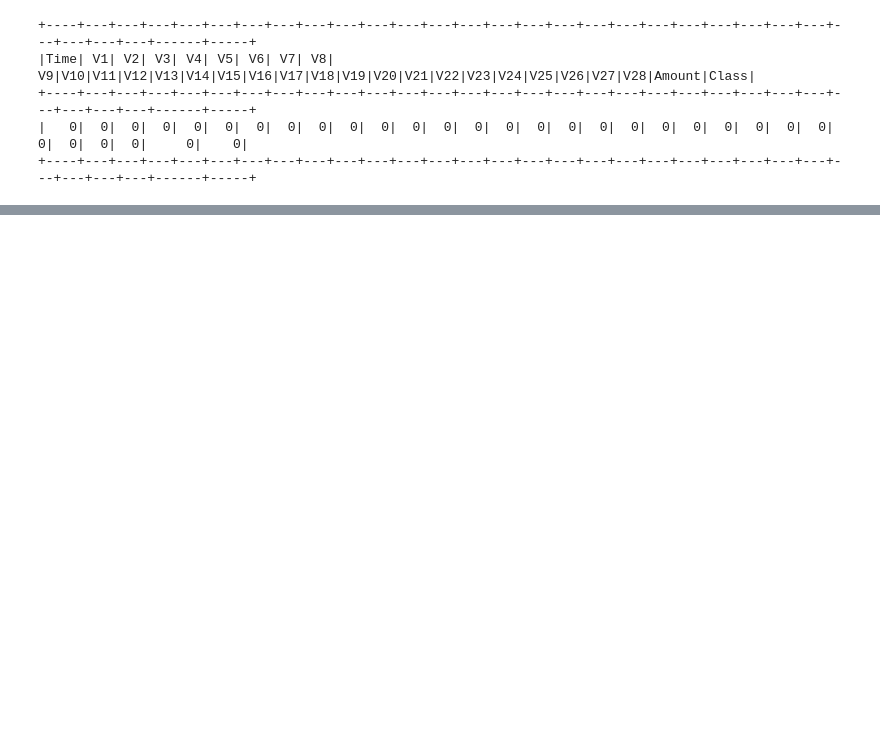
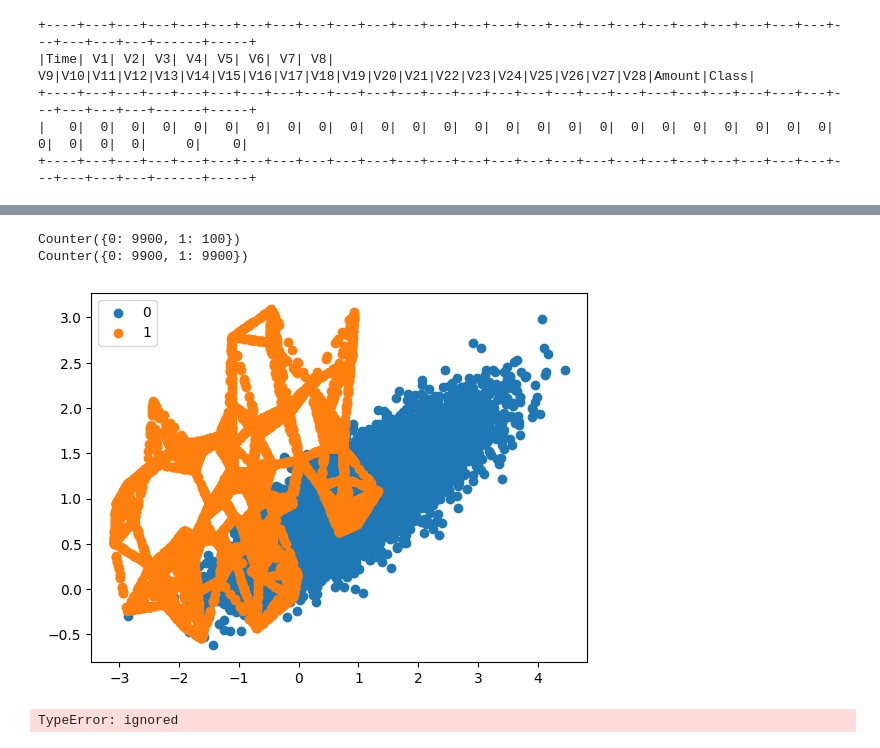
Before and after one commit to anutitto/dissertation, a Jupyter notebook: dissertation.ipynb, the cells around one changed output, grey strips where cells are left out. Saved outputs shown, nothing was run; the diff lists cells and outputs as text; code cells hidden in the pictures; blank space fills up the shorter version.

```diff
--- a/dissertation.ipynb
+++ b/dissertation.ipynb
@@ -36,0 +160,62 @@ df2.show()
+# %%
+# Oversample and plot imbalanced dataset with SMOTE
+from collections import Counter
+from sklearn.datasets import make_classification
+from imblearn.over_sampling import SMOTE
+from matplotlib import pyplot
+from numpy import where
+# define dataset
+data_smote=pd.read_csv("dataset_final.csv")
+X, y = data_smote(n_samples=284807, n_features=30, n_redundant=0,
+ n_clusters_per_class=1, weights=[0.99], flip_y=0, random_state=1)
+# summarize class distribution
+counter = Counter(y)
+print(counter)
+# transform the dataset
+oversample = SMOTE()
+X, y = oversample.fit_resample(X, y)
+# summarize the new class distribution
+counter = Counter(y)
+print(counter)
+# scatter plot of examples by class label
+for label, _ in counter.items():
+ row_ix = where(y == 'Class')[0]
+ pyplot.scatter(X[row_ix, 0], X[row_ix, 1], label=str(label))
+pyplot.legend()
+pyplot.show()
+# %% [output]
+Counter({0: 9900, 1: 100})
+Counter({0: 9900, 1: 9900})
+[figure, added]
+# %%
+_import numpy as np
+from imblearn.over_sampling import SMOTE
+
+# Load data from the CSV file
+data = np.loadtxt("/content/dataset_new.csv/part-00000-24d8e385-b00f-4c13-9570-c46a6f18be8e-c000.csv", delimiter=",", dtype=np.float32)
+features = data[:, :-1]  # All columns except the last one are features
+labels = data[:, -1]
+
+# Round the labels to the nearest integer
+labels = np.round(labels).astype(int)
+
+# Find the indices of the minority class (class label 1) and majority class (class label 0)
+label_min = np.where(labels == 1)[0]
+label_maj = np.where(labels == 0)[0]
+
+# Create a balanced subset with a few instances from both classes
+num_samples_per_class = 140000
+subset_indices = np.concatenate((label_min[:num_samples_per_class], label_maj[:num_samples_per_class]))
+
+# Apply SMOTE to the smaller balanced subset
+smote = SMOTE(sampling_strategy='auto', k_neighbors=5)
+smote_dataInput_min, _ = smote.fit_resample(features[subset_indices], labels[subset_indices])
+
+# Combine the synthetic minority instances with the original majority instances.
+oversampled_X = np.vstack((smote_dataInput_min, features[labels == 0]))
+
+# Save the oversampled data.
+balanced_data = np.column_stack((oversampled_X, np.hstack((np.repeat(1, len(smote_dataInput_min)), np.repeat(0, len(features[labels == 0]))))))
+np.savetxt("balanced_data_final.csv", balanced_data, delimiter=",")
+# %% [output]
+TypeError: ignored
```
Also changed, not shown: parts of 9 cells of this notebook.
